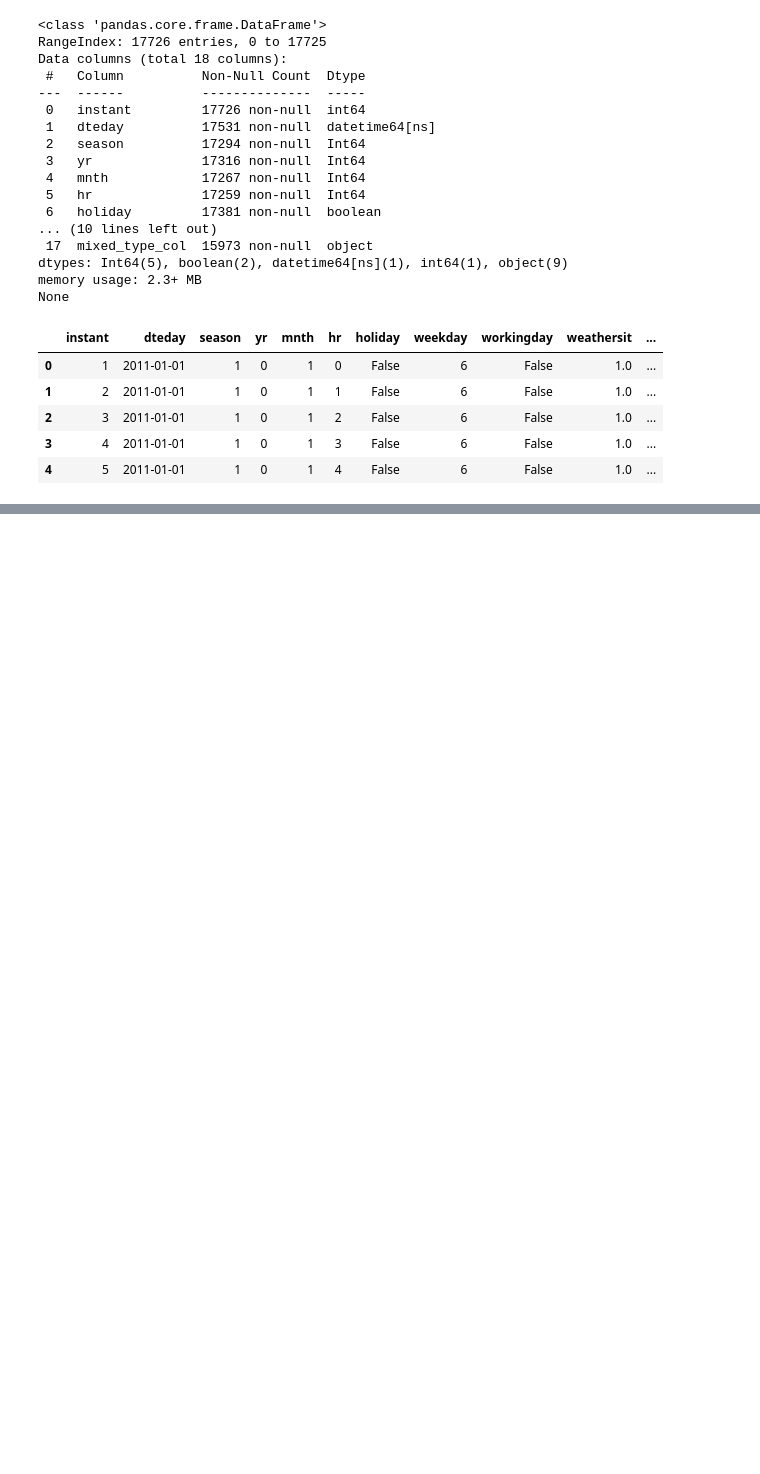
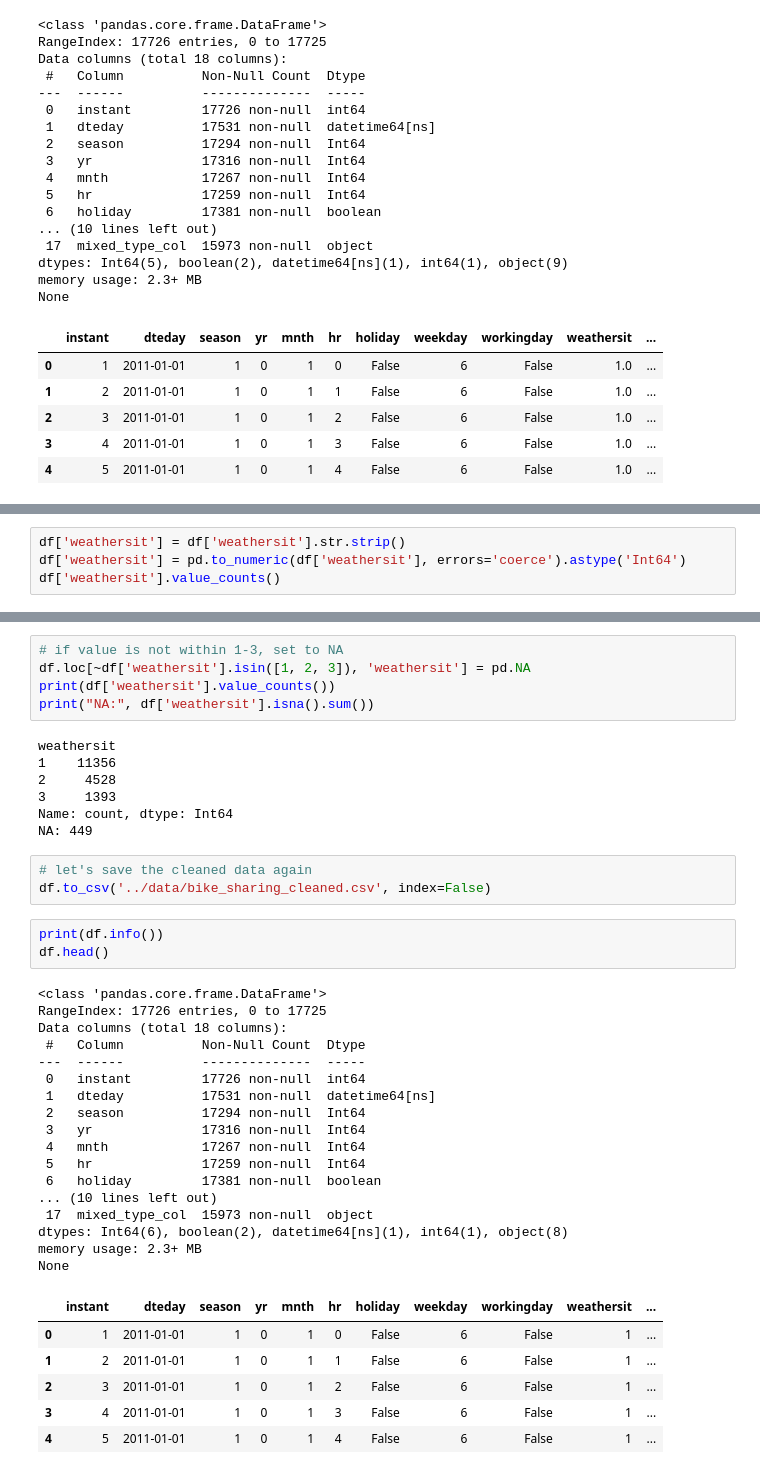
Before and after one commit to jgarcia/bike_sharing_alt, a Jupyter notebook: notebooks/data_cleanup.ipynb, the cells around one changed output, grey strips where cells are left out. Saved outputs shown, nothing was run; the diff lists cells and outputs as text; blank space fills up the shorter version.

Commit message:
Clean weathersit column

```diff
--- a/notebooks/data_cleanup.ipynb
+++ b/notebooks/data_cleanup.ipynb
@@ -375,0 +394,4 @@ None
+# %%
+df['weathersit'] = df['weathersit'].str.strip()
+df['weathersit'] = pd.to_numeric(df['weathersit'], errors='coerce').astype('Int64')
+df['weathersit'].value_counts()
@@ -375,0 +412,42 @@ None
+# %%
+# if value is not within 1-3, set to NA
+df.loc[~df['weathersit'].isin([1, 2, 3]), 'weathersit'] = pd.NA
+print(df['weathersit'].value_counts())
+print("NA:", df['weathersit'].isna().sum())
+# %% [output]
+weathersit
+1    11356
+2     4528
+3     1393
+Name: count, dtype: Int64
+NA: 449
+# %%
+# let's save the cleaned data again
+df.to_csv('../data/bike_sharing_cleaned.csv', index=False)
+# %%
+print(df.info())
+df.head()
+# %% [output]
+<class 'pandas.core.frame.DataFrame'>
+RangeIndex: 17726 entries, 0 to 17725
+Data columns (total 18 columns):
+ #   Column          Non-Null Count  Dtype
+---  ------          --------------  -----
+ 0   instant         17726 non-null  int64
+ 1   dteday          17531 non-null  datetime64[ns]
+ 2   season          17294 non-null  Int64
+ 3   yr              17316 non-null  Int64
+ 4   mnth            17267 non-null  Int64
+ 5   hr              17259 non-null  Int64
+ 6   holiday         17381 non-null  boolean
+... (10 lines left out)
+ 17  mixed_type_col  15973 non-null  object
+dtypes: Int64(6), boolean(2), datetime64[ns](1), int64(1), object(8)
+memory usage: 2.3+ MB
+None
+|  | instant | dteday | season | yr | mnth | hr | holiday | weekday | workingday | weathersit | ... |
+| 0 | 1 | 2011-01-01 | 1 | 0 | 1 | 0 | False | 6 | False | 1 | ... |
+| 1 | 2 | 2011-01-01 | 1 | 0 | 1 | 1 | False | 6 | False | 1 | ... |
+| 2 | 3 | 2011-01-01 | 1 | 0 | 1 | 2 | False | 6 | False | 1 | ... |
+| 3 | 4 | 2011-01-01 | 1 | 0 | 1 | 3 | False | 6 | False | 1 | ... |
+| 4 | 5 | 2011-01-01 | 1 | 0 | 1 | 4 | False | 6 | False | 1 | ... |
```
Also changed, not shown: parts of 3 cells of this notebook, 1 other file.
